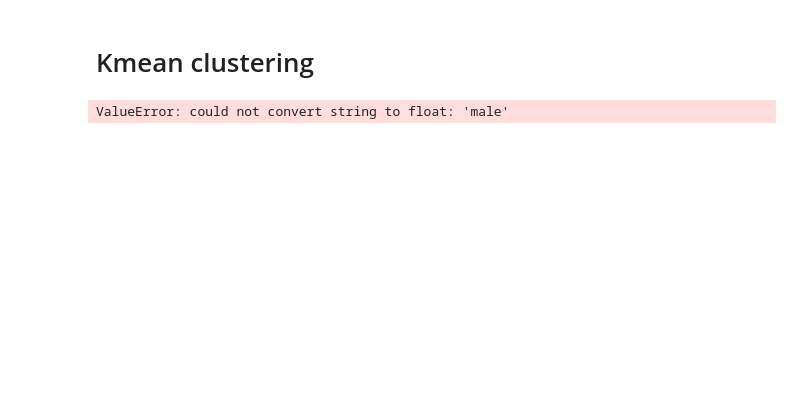
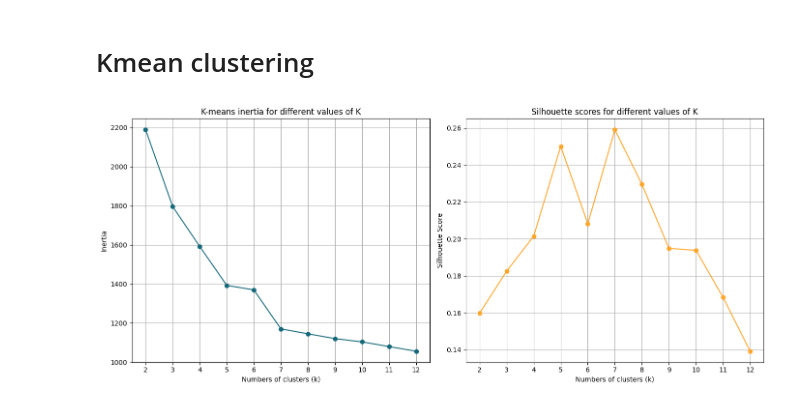
Before and after one commit to Leow14/Social-Media-Impact, a Jupyter notebook: Data analysis/Notebooks/primary_analysis.ipynb, the cells around one changed output. Saved outputs shown, nothing was run; the diff lists cells and outputs as text; code cells hidden in the pictures; blank space fills up the shorter version.

Commit message:
Analysing the graph of the elbow curve and silhouette score to pick up the best number of clusters to the project.

```diff
--- a/Data analysis/Notebooks/primary_analysis.ipynb
+++ b/Data analysis/Notebooks/primary_analysis.ipynb
@@ -660,29 +686,44 @@ scaled_df.head(5)
 # %% [markdown]
 # Kmean clustering
 # %%
-max_k = 5
+max_k = 12
 
 inertia = []
+silhouette_scores = []
 k_values = range(2, max_k + 1)
 
 for k in k_values:
 
     kmeans = KMeans(n_clusters=k, random_state=42, max_iter=1000)
 
-    kmeans.fit_predict(mental_health)
+    cluster_labels = kmeans.fit_predict(scaled_df)
+
+    sil_score = silhouette_score(scaled_df, cluster_labels)
+
+    silhouette_scores.append(sil_score)
 
     inertia.append(kmeans.inertia_)
 
 
 plt.figure(figsize=(14, 6))
 
-plt.plot(k_values, inertia, marker='o')
-plt.title("Kmeans inertia for different values ok k")
-plt.xlabel("numbers of clusters (k)")
-plt.ylabel("inertia")
+plt.subplot(1, 2, 1)
+plt.plot(k_values, inertia, marker='o', color="#16697A")
+plt.title("K-means inertia for different values of K")
+plt.xlabel("Numbers of clusters (k)")
+plt.ylabel("Inertia")
 plt.xticks(k_values)
 plt.grid(True)
 
+plt.subplot(1, 2, 2)
+plt.plot(k_values, silhouette_scores, marker='o', color="#FFA62B")
+plt.title("Silhouette scores for different values of K")
+plt.xlabel("Numbers of clusters (k)")
+plt.ylabel("Silhouette Score")
+plt.xticks(k_values)
+plt.grid(True)
+
+plt.tight_layout()
 plt.show()
 # %% [output]
-ValueError: could not convert string to float: 'male'
+[figure, added]
```
Also changed, not shown: parts of 8 cells of this notebook.
